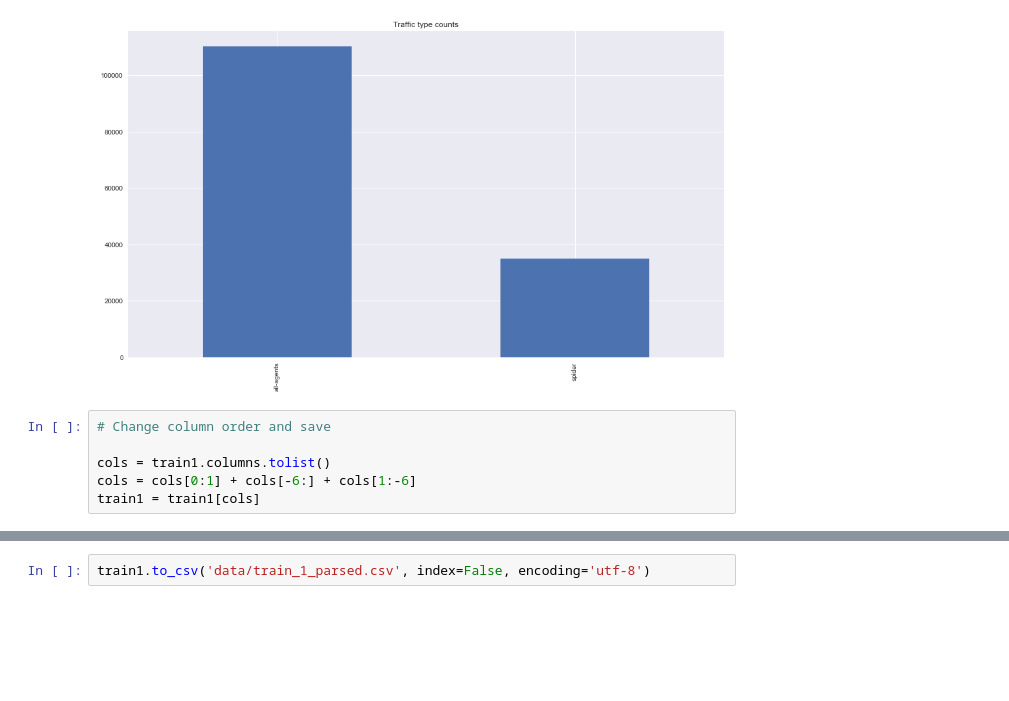
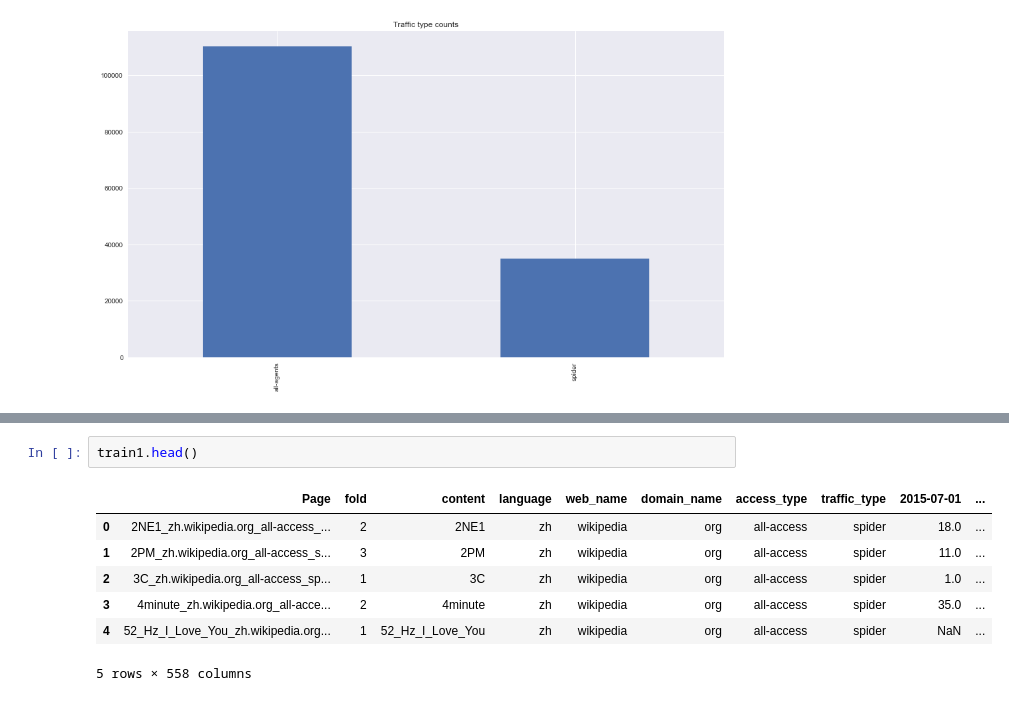
Before and after one commit to Irvin-Liang/web_traffic_prediction, a Jupyter notebook: initial_analysis.ipynb, the cells around one changed output, grey strips where cells are left out. Cells and saved outputs as stored; diff of their text form; blank space fills up the shorter version.

```diff
--- a/initial_analysis.ipynb
+++ b/initial_analysis.ipynb
@@ -175,9 +175,3 @@ plt.title("Traffic type counts")
 # %% [output]
 <matplotlib.text.Text at 0x...>
 [figure]
-# %%
-# Change column order and save
-
-cols = train1.columns.tolist()
-cols = cols[0:1] + cols[-6:] + cols[1:-6]
-train1 = train1[cols]
@@ -192,2 +178,10 @@ train1 = train1[cols]
-# %%
-train1.to_csv('data/train_1_parsed.csv', index=False, encoding='utf-8')
+# %%
+train1.head()
+# %% [output]
+|  | Page | fold | content | language | web_name | domain_name | access_type | traffic_type | 2015-07-01 | ... |
+| 0 | 2NE1_zh.wikipedia.org_all-access_... | 2 | 2NE1 | zh | wikipedia | org | all-access | spider | 18.0 | ... |
+| 1 | 2PM_zh.wikipedia.org_all-access_s... | 3 | 2PM | zh | wikipedia | org | all-access | spider | 11.0 | ... |
+| 2 | 3C_zh.wikipedia.org_all-access_sp... | 1 | 3C | zh | wikipedia | org | all-access | spider | 1.0 | ... |
+| 3 | 4minute_zh.wikipedia.org_all-acce... | 2 | 4minute | zh | wikipedia | org | all-access | spider | 35.0 | ... |
+| 4 | 52_Hz_I_Love_You_zh.wikipedia.org... | 1 | 52_Hz_I_Love_You | zh | wikipedia | org | all-access | spider | NaN | ... |
+5 rows × 558 columns
```
Also changed, not shown: parts of 1 cell of this notebook, 7 other files.
